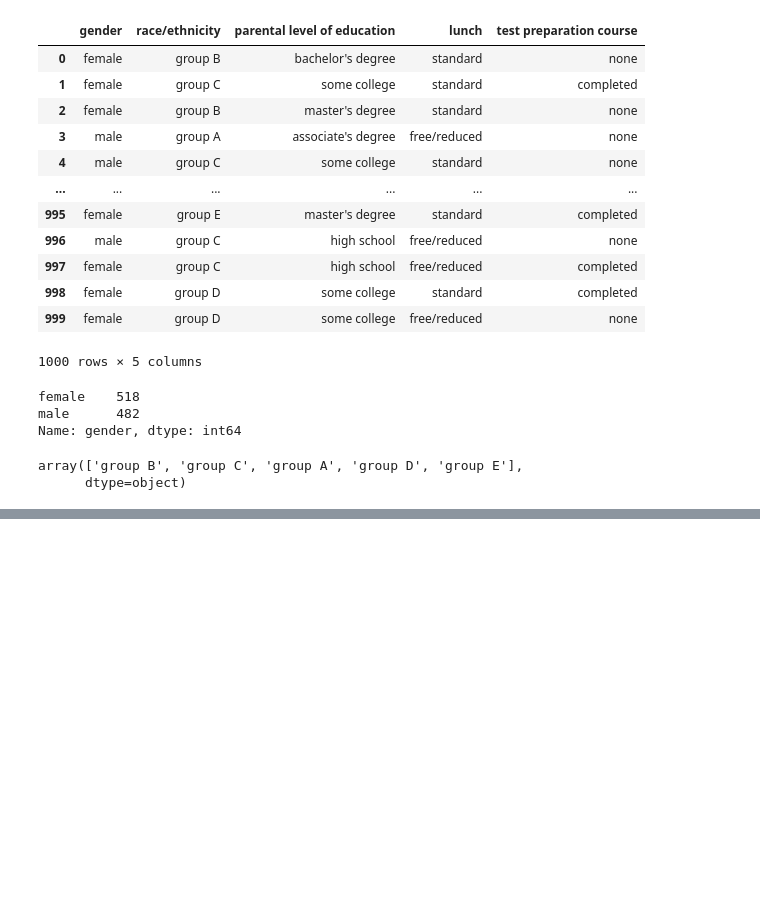
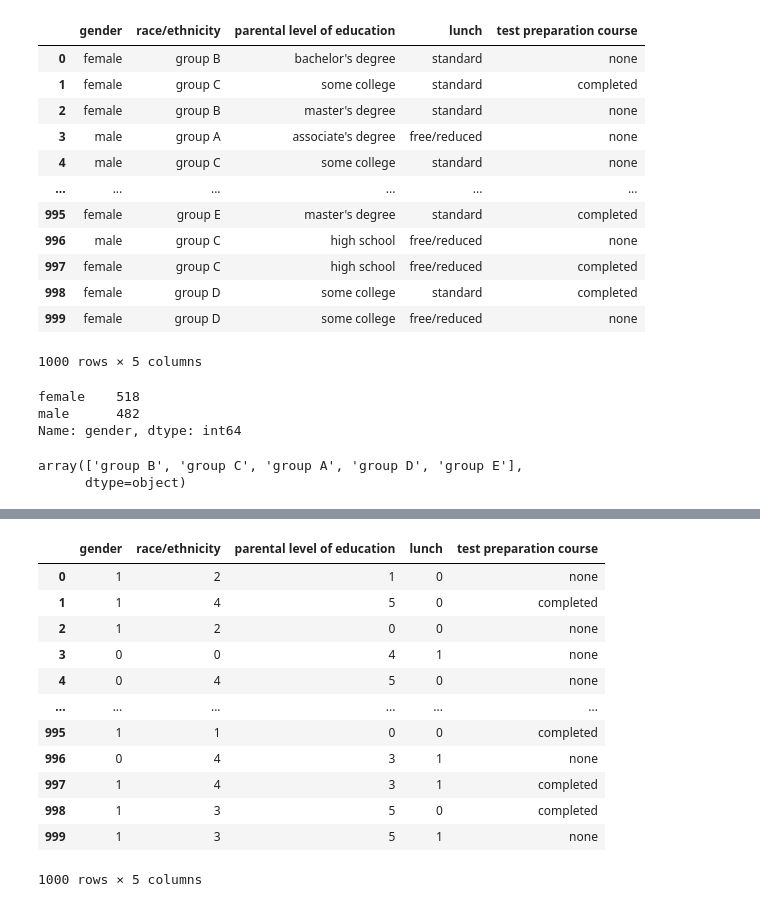
Before and after one commit to AD1t12407/Data_mining, a Jupyter notebook: mid2/practice_labs/week1.ipynb, the cells around one changed output, grey strips where cells are left out. Saved outputs shown, nothing was run; the diff lists cells and outputs as text; code cells hidden in the pictures; blank space fills up the shorter version.

```diff
--- a/mid2/practice_labs/week1.ipynb
+++ b/mid2/practice_labs/week1.ipynb
@@ -73,0 +156,17 @@ array(['group B', 'group C', 'group A', 'group D', 'group E'],
+# %%
+df_categorical['lunch'].replace({"standard" :0,"free/reduced" :1}, inplace=True)
+df_categorical
+# %% [output]
+|  | gender | race/ethnicity | parental level of education | lunch | test preparation course |
+| 0 | 1 | 2 | 1 | 0 | none |
+| 1 | 1 | 4 | 5 | 0 | completed |
+| 2 | 1 | 2 | 0 | 0 | none |
+| 3 | 0 | 0 | 4 | 1 | none |
+| 4 | 0 | 4 | 5 | 0 | none |
+| ... | ... | ... | ... | ... | ... |
+| 995 | 1 | 1 | 0 | 0 | completed |
+| 996 | 0 | 4 | 3 | 1 | none |
+| 997 | 1 | 4 | 3 | 1 | completed |
+| 998 | 1 | 3 | 5 | 0 | completed |
+| 999 | 1 | 3 | 5 | 1 | none |
+1000 rows × 5 columns
```
Also changed, not shown: parts of 8 cells of this notebook.
